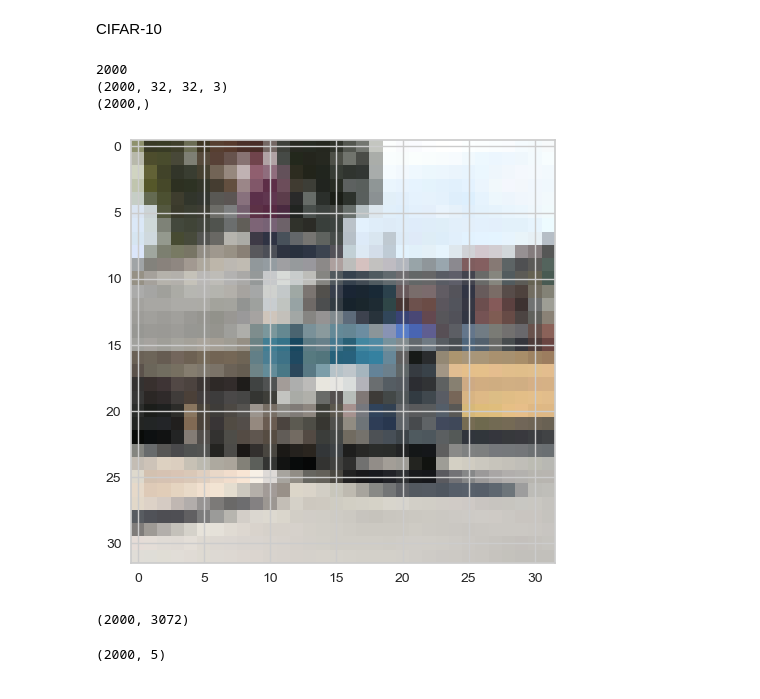
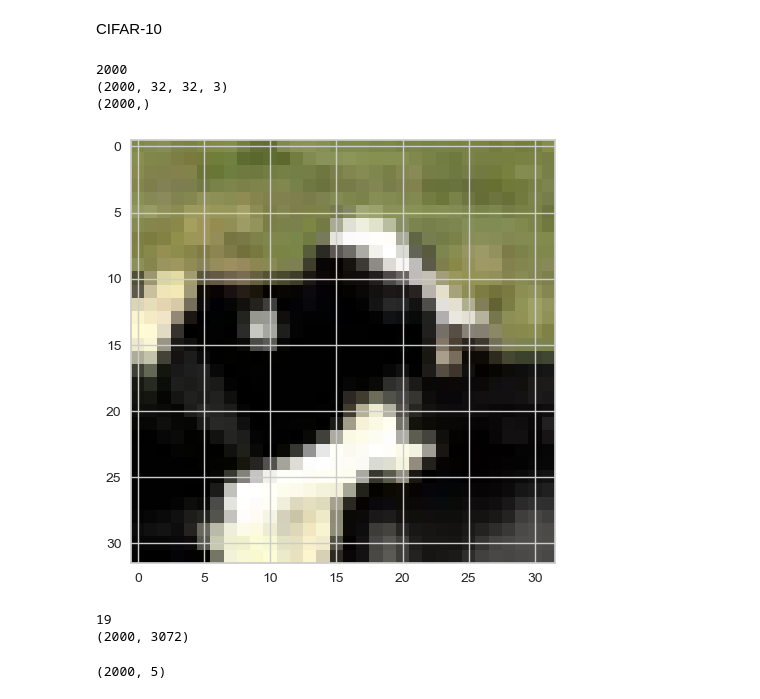
Before and after one commit to XDMickeyYau/CSC2515-Project, a Jupyter notebook: kmeans_performance_eval.ipynb, the cells around one changed output. Cells and saved outputs as stored; diff of their text form; code cells hidden in the pictures.

```diff
--- a/kmeans_performance_eval.ipynb
+++ b/kmeans_performance_eval.ipynb
@@ -238,25 +100,30 @@ def select_data(data, labels, class_of_interest, class_size):
 # %%
-cifar_10_dir = 'cifar-10-batches-py'
+# cifar_10_dir = 'cifar-10-batches-py'
 # load data
-train_data, train_labels, test_data, test_labels = load_cifar10_data(cifar_10_dir)
-X, y = select_data(train_data, train_labels, class_of_interest=[1, 7, 8, 9], class_size=500)
+cifar10_train_data, cifar10_train_labels, cifar10_test_data, cifar10_test_labels = load_cifar10_data()
+cifar100_train_data, cifar100_train_labels, cifar100_test_data, cifar100_test_labels = load_cifar100_data()
+
+#X, y = select_data(cifar10_test_data, cifar10_test_labels, class_of_interest=[i for i in range(4)], class_size=500, dataset='cifar10', train=False)
+#X, y = select_data(cifar10_test_data, cifar10_test_labels, class_of_interest=[1, 7, 8, 9], class_size=500, dataset='cifar10', train=False)
+X, y = select_data(cifar100_train_data, cifar100_train_labels, class_of_interest=[i for i in range(20)], class_size=100, dataset='cifar100')
 print(X.shape)
 print(y.shape)
 plt.imshow(X[100])
 plt.show()
-# print(y[501])
+print(y[100])
 #
 # flatten data
 # train_vec = flatten_data(train_data)
 # test_vec = flatten_data(test_data)
 # print(train_vec.shape)
 X_flat = flatten_data(X)
 print(X_flat.shape)
 # %% [output]
 2000
 (2000, 32, 32, 3)
 (2000,)
-[figure, old version]
+[figure, new version]
+19
 (2000, 3072)
 # %%
 from Siamese import CNN
```
Also changed, not shown: parts of 7 cells of this notebook, 2 other files.
